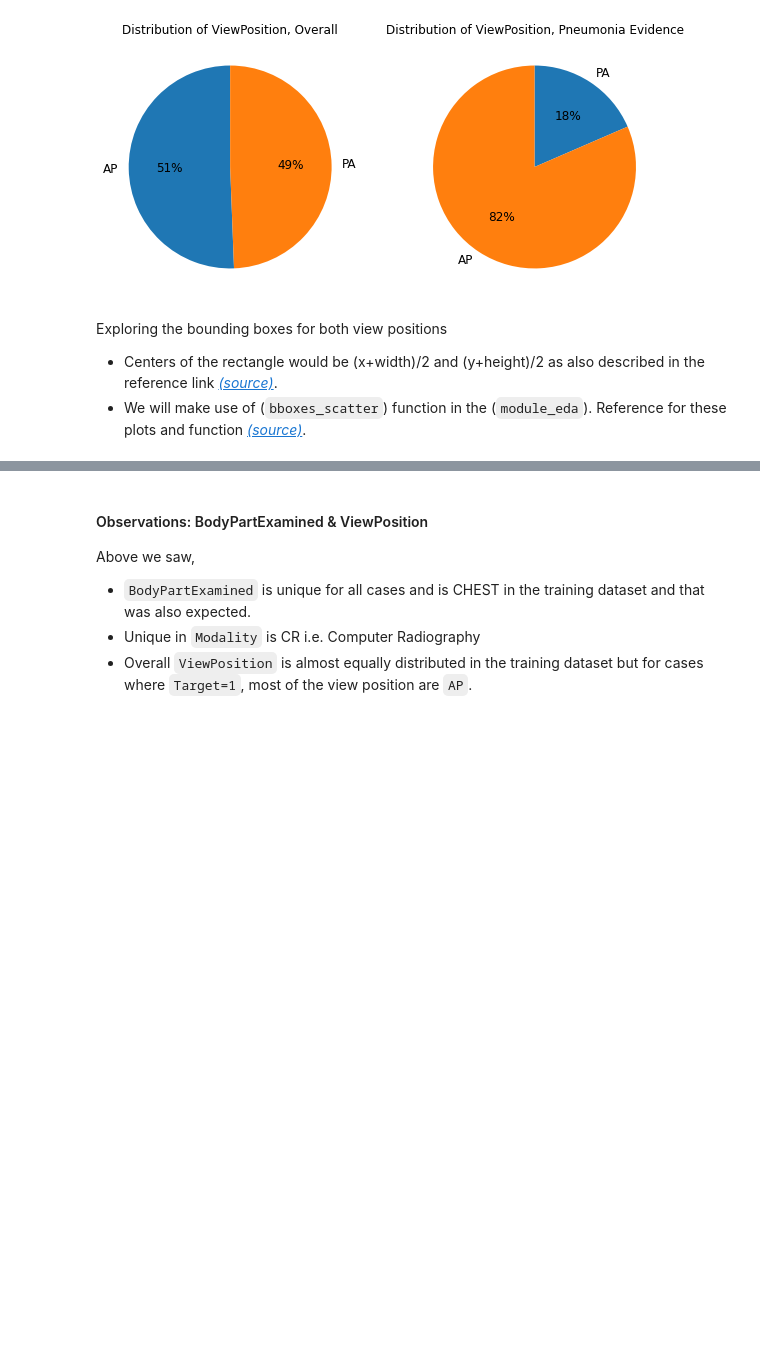
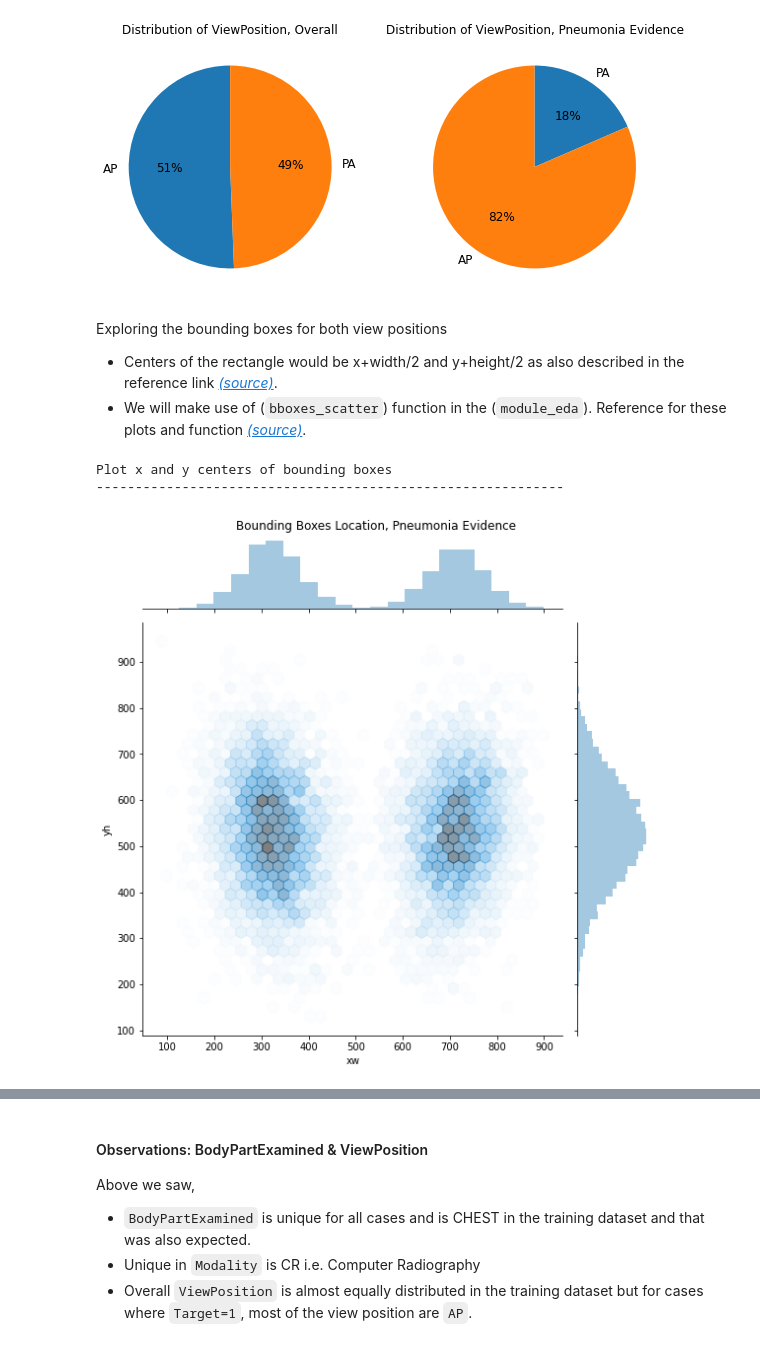
Before and after one commit to sharmapratik88/Capstone_Pneumonia_Detection, a Jupyter notebook: CP_RSNA_Pneumonia_Detection_EDA.ipynb, the cells around one changed output, grey strips where cells are left out. Cells and saved outputs as stored; diff of their text form; code cells hidden in the pictures; blank space fills up the shorter version.

```diff
--- a/CP_RSNA_Pneumonia_Detection_EDA.ipynb
+++ b/CP_RSNA_Pneumonia_Detection_EDA.ipynb
@@ -321,8 +317,25 @@ AP: Anterior/Posterior, PA: Posterior/Anterior
 [figure]
 # %% [markdown]
 Exploring the bounding boxes for both view positions
-* Centers of the rectangle would be (x+width)/2 and (y+height)/2 as also described in the reference link [*(source)*](https://stackoverflow.com/questions/32471199/why-is-the-center-of-a-rectangle-xwidth-2-yheight-2-in-java).
+* Centers of the rectangle would be x+width/2 and y+height/2 as also described in the reference link [*(source)*](https://stackoverflow.com/questions/32471199/why-is-the-center-of-a-rectangle-xwidth-2-yheight-2-in-java).
 * We will make use of (`bboxes_scatter`) function in the (`module_eda`).
 Reference for these plots and function [*(source)*](https://www.kaggle.com/gpreda/rsna-pneumonia-detection-eda).
+# %%
+print('Plot x and y centers of bounding boxes'); print('--'*30)
+# Creating a dataframe with columns for center of the rectangles
+bboxes = train_class[train_class['Target'] == 1]
+bboxes['xw'] = bboxes['x'] + bboxes['width'] / 2
+bboxes['yh'] = bboxes['y'] + bboxes['height'] / 2
+
+g = sns.jointplot(x = bboxes['xw'], y = bboxes['yh'], data = bboxes,
+                  kind = 'hex', alpha = 0.5, size = 8)
+plt.suptitle('Bounding Boxes Location, Pneumonia Evidence')
+plt.tight_layout()
+plt.subplots_adjust(top = 0.95)
+plt.show()
+# %% [output]
+Plot x and y centers of bounding boxes
+------------------------------------------------------------
+[figure, added]
 # %%
 print('Exploring the bounding boxes centers for `ViewPositions` for random sample = 1000')
```
Also changed, not shown: parts of 6 cells of this notebook.
